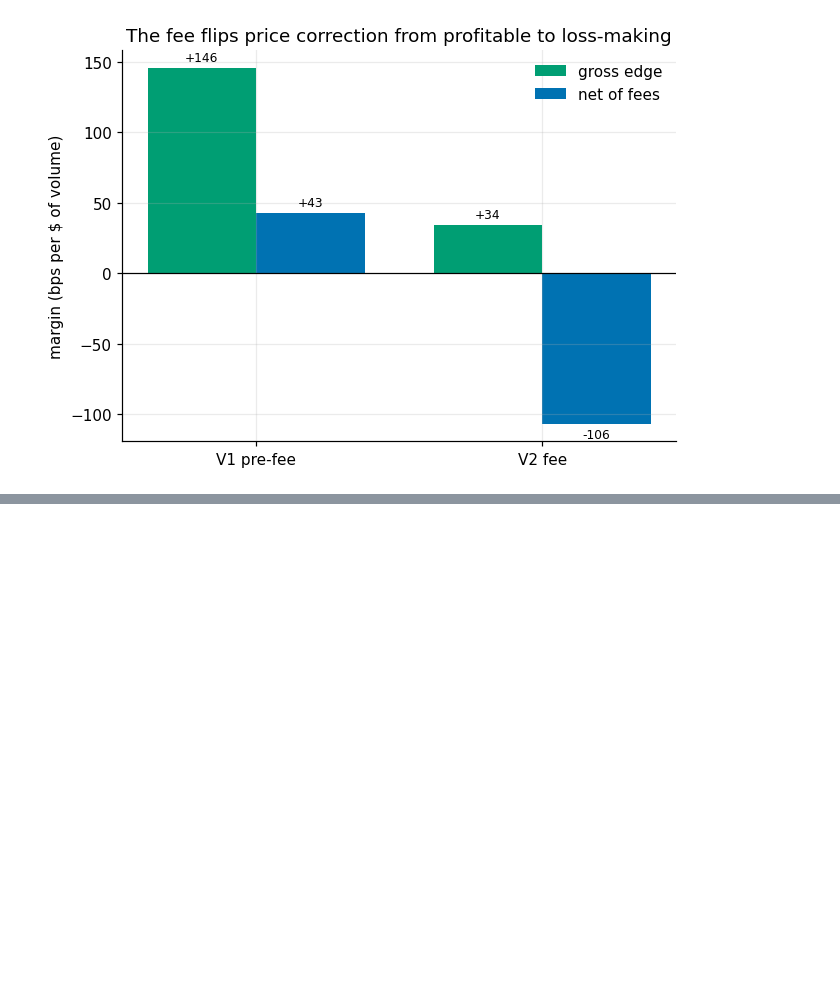
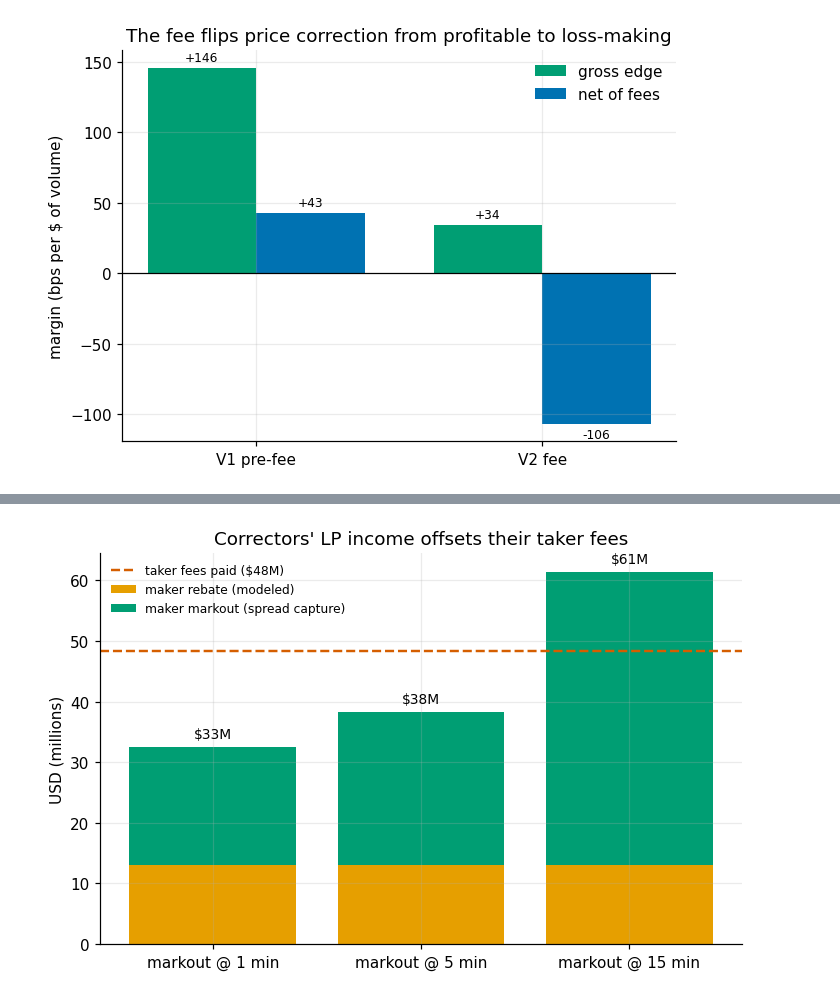
Before and after one commit to SoweluAvanzo/intelliFi_anomaly_detection, a Jupyter notebook: notebooks/fee_effects.ipynb, the cells around one changed output, grey strips where cells are left out. Drawn from its saved outputs; the diff is of its cells as text; code cells hidden in the pictures; blank space fills up the shorter version.

```diff
--- a/notebooks/fee_effects.ipynb
+++ b/notebooks/fee_effects.ipynb
@@ -154,0 +176,4 @@ F.fig_rq2_prepost(rq2_v1, rq2)
+# %%
+F.fig_rq2_lp_economics()
+# %% [output]
+[figure, added]
```
Also changed, not shown: parts of 4 cells of this notebook, 10 other files.
